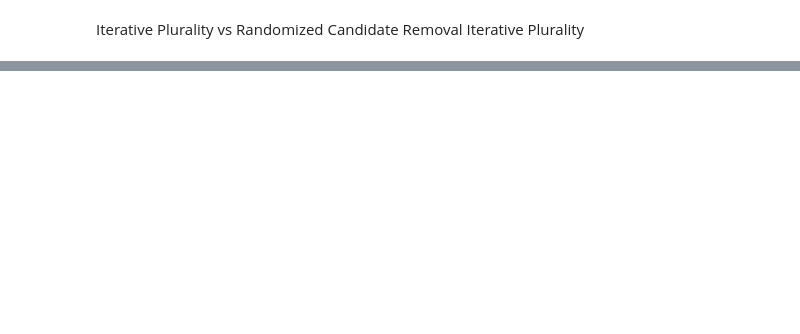
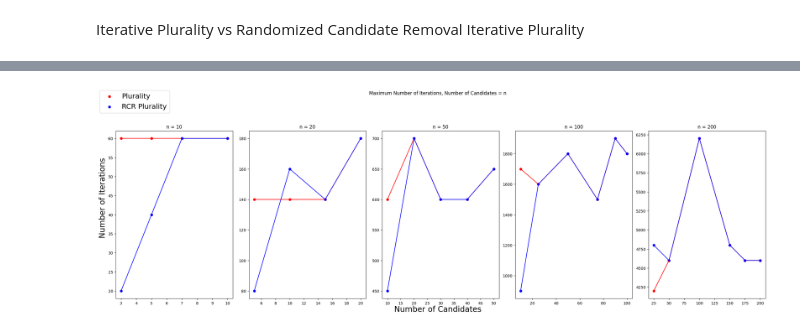
Before and after one commit to SoroushTAMU/ECEN756FinalProject, a Jupyter notebook: src/simulation.ipynb, the cells around one changed output, grey strips where cells are left out. Cells and saved outputs as stored; diff of their text form; code cells hidden in the pictures; blank space fills up the shorter version.

```diff
--- a/src/simulation.ipynb
+++ b/src/simulation.ipynb
@@ -138,0 +143,28 @@ array([[10.  ,  3.  ,  0.85],
+# %%
+
+f, axs = plt.subplots(1, len(n_voters), figsize=figsize)
+f.tight_layout()
+
+f.suptitle("Maximum Number of Iterations, Number of Candidates = n")
+f.subplots_adjust(top=0.8)
+
+f.text(0.5, 0, 'Number of Candidates', ha='center', va='center', fontsize=20)
+f.text(0, 0.5, 'Number of Iterations', ha='center', va='center', rotation='vertical', fontsize=20)
+
+for index,n in enumerate(n_voters):
+    p_data = plurality_results[plurality_results[:,0] == n, 3]
+    rcr_data = RCR_results[RCR_results[:,0] == n, 3]
+
+    axs[index].title.set_text(f"n = {n}")
+
+    axs[index].scatter(num_candidates[n], p_data, color='r', label="Plurality")
+    axs[index].plot(num_candidates[n], p_data, color='r')
+
+    axs[index].scatter(num_candidates[n], rcr_data, color='b', label="RCR Plurality")
+    axs[index].plot(num_candidates[n], rcr_data, color='b')
+
+handles, labels = axs[-1].get_legend_handles_labels()
+f.legend(handles, labels, loc='upper left', fontsize=18)
+f.savefig(os.path.join(figures_folder, "MaximumIterations.png"), bbox_inches="tight", pad_inches=0.25)
+# %% [output]
+[figure, added]
```
Also changed, not shown: parts of 8 cells of this notebook, 1 other file.
